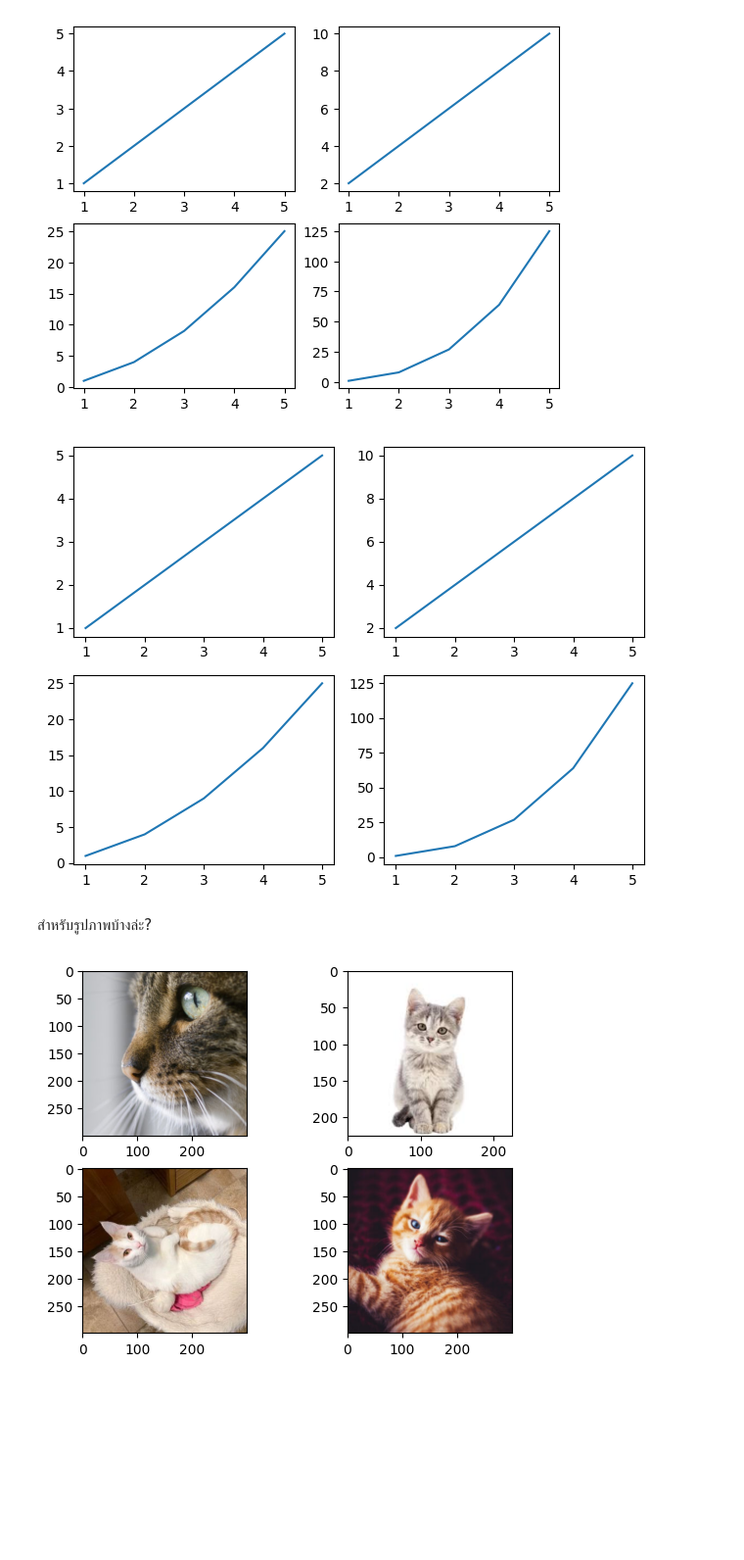
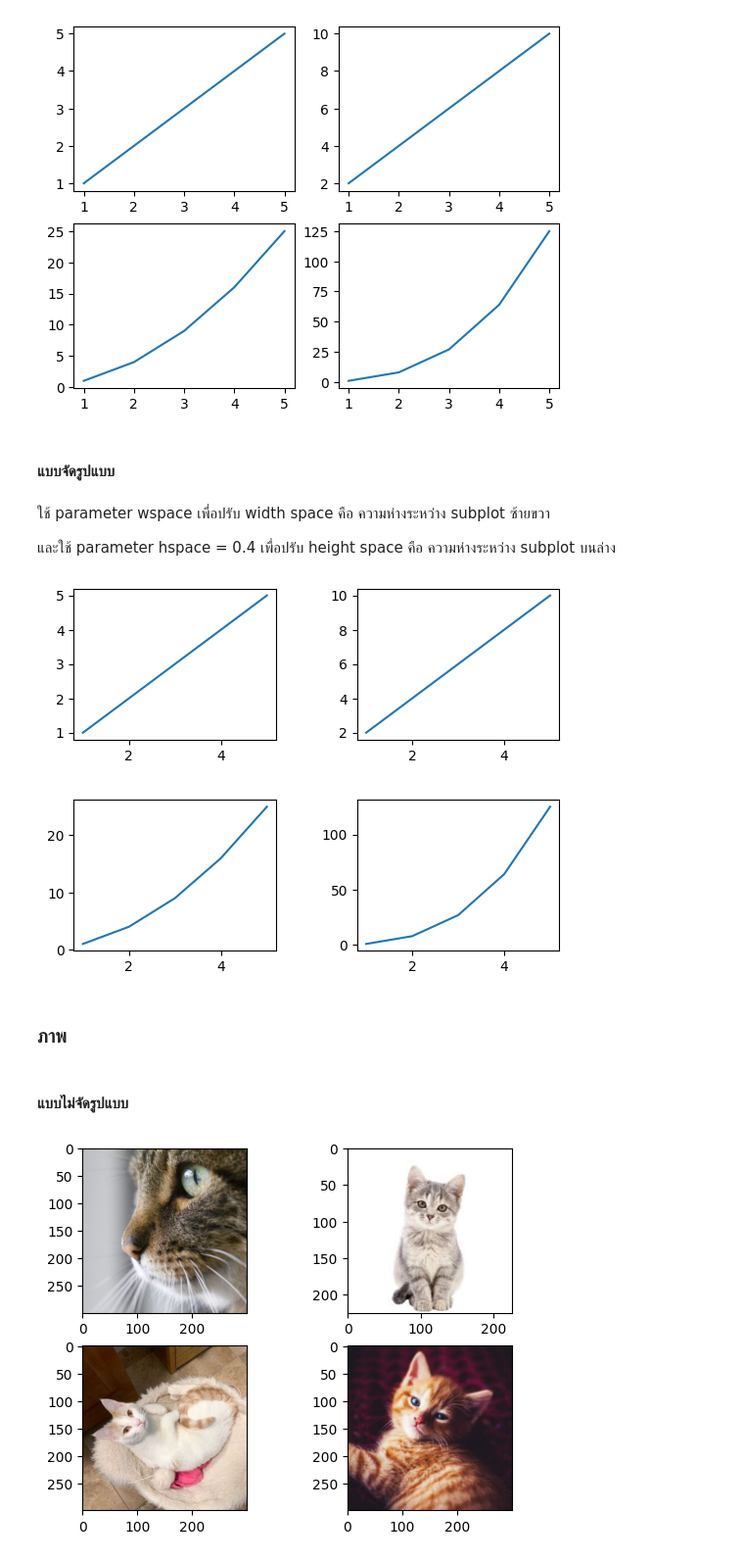
Before and after one commit to almondamonnut/matplotlib_study, a Jupyter notebook: beginner/spacing.ipynb, the cells around one changed output. Shown at 98% size. Saved outputs shown, nothing was run; the diff lists cells and outputs as text; code cells hidden in the pictures; blank space fills up the shorter version.

```diff
--- a/beginner/spacing.ipynb
+++ b/beginner/spacing.ipynb
@@ -68,26 +67,31 @@ ax[1, 1].plot(x, x**3)
 plt.show()
 # %% [output]
 [figure]
+# %% [markdown]
+#### แบบจัดรูปแบบ
+# %% [markdown]
+ใช้ parameter wspace เพื่อปรับ width space คือ ความห่างระหว่าง subplot ซ้ายขวา
+
+
+และใช้ parameter hspace = 0.4 เพื่อปรับ height space คือ ความห่างระหว่าง subplot บนล่าง
 # %%
-
-### แบบมี tight_layout()
-
-# create data
-x = np.array([1, 2, 3, 4, 5])
 
 # making subplots object
 fig, ax = plt.subplots(2, 2)
+
+# เซ็ตค่าความห่าง
+plt.subplots_adjust(wspace = 0.4, hspace = 0.4)
 
 # set data with subplots and plot
 ax[0, 0].plot(x, x)
 ax[0, 1].plot(x, x*2)
 ax[1, 0].plot(x, x**2)
 ax[1, 1].plot(x, x**3)
-
-fig.tight_layout()
 plt.show()
 # %% [output]
-[figure, old version]
+[figure, new version]
-# %% [markdown]
-สำหรับรูปภาพบ้างล่ะ?
+# %% [markdown]
+### ภาพ
+# %% [markdown]
+#### แบบไม่จัดรูปแบบ
 # %%
```
Also changed, not shown: parts of 9 cells of this notebook.
